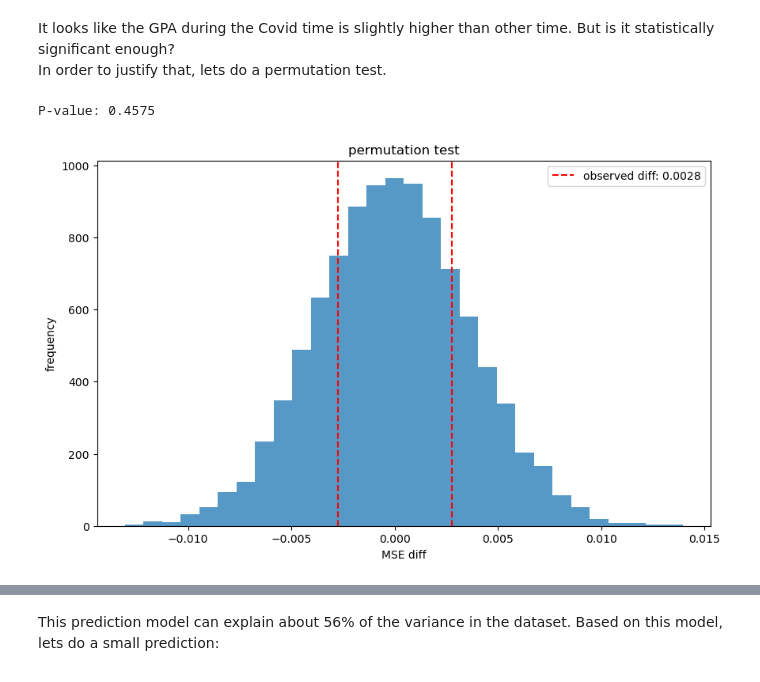
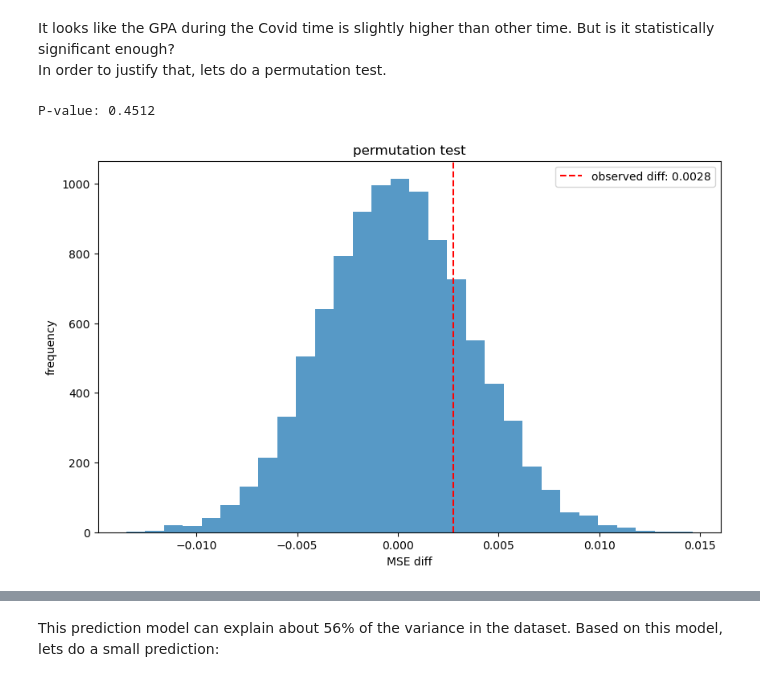
Before and after one commit to Yin-Y-M/Math-189-D12, a Jupyter notebook: Math 189 D12 Project.ipynb, the cells around one changed output, grey strips where cells are left out. Drawn from its saved outputs; the diff is of its cells as text; code cells hidden in the pictures.

```diff
--- a/Math 189 D12 Project.ipynb
+++ b/Math 189 D12 Project.ipynb
@@ -624,36 +629,35 @@ def mse_difference(data1, data2):
 
 
 observed_mse_diff = mse_difference(df_covid['rec_gpa'], df[~df['Quarter'].isin(df_covid['Quarter'])]['rec_gpa'])
 combined_data = np.concatenate([df_covid['rec_gpa'], df[~df['Quarter'].isin(df_covid['Quarter'])]['rec_gpa']])
 
 num_permutations = 10000
 permuted_mse_diffs = np.zeros(num_permutations)
 
 for i in range(num_permutations):
     permuted_data = np.random.permutation(combined_data)
 
     permuted_sample1 = permuted_data[:len(df_covid)]
     permuted_sample2 = permuted_data[len(df_covid):]
 
     permuted_mse_diffs[i] = mse_difference(permuted_sample1, permuted_sample2)
 
 p_value = np.mean(np.abs(permuted_mse_diffs) >= np.abs(observed_mse_diff))
 
 # print(f'Observed mse diff: {observed_mse_diff}')
 print(f'P-value: {p_value}')
 
 plt.figure(figsize=(10, 6))
 plt.hist(permuted_mse_diffs, bins=30, alpha=0.75)
 plt.axvline(observed_mse_diff, color='red', linestyle='--', label=f'observed diff: {observed_mse_diff:.4f}')
-plt.axvline(-observed_mse_diff, color='red', linestyle='--')
 plt.title('permutation test')
 plt.xlabel('MSE diff')
 plt.ylabel('frequency')
 plt.legend()
 plt.show()
 # %% [output]
-P-value: 0.4575
+P-value: 0.4512
-[figure, old version]
+[figure, new version]
 # %%
 X = df[['enrollment', 'recmd_class', 'recmd_prof', 'study_hrs', 'exp_gpa', 'cape_prop', 'if_lower']]
 y = df['rec_gpa']
```
Also changed, not shown: parts of 8 cells of this notebook.
